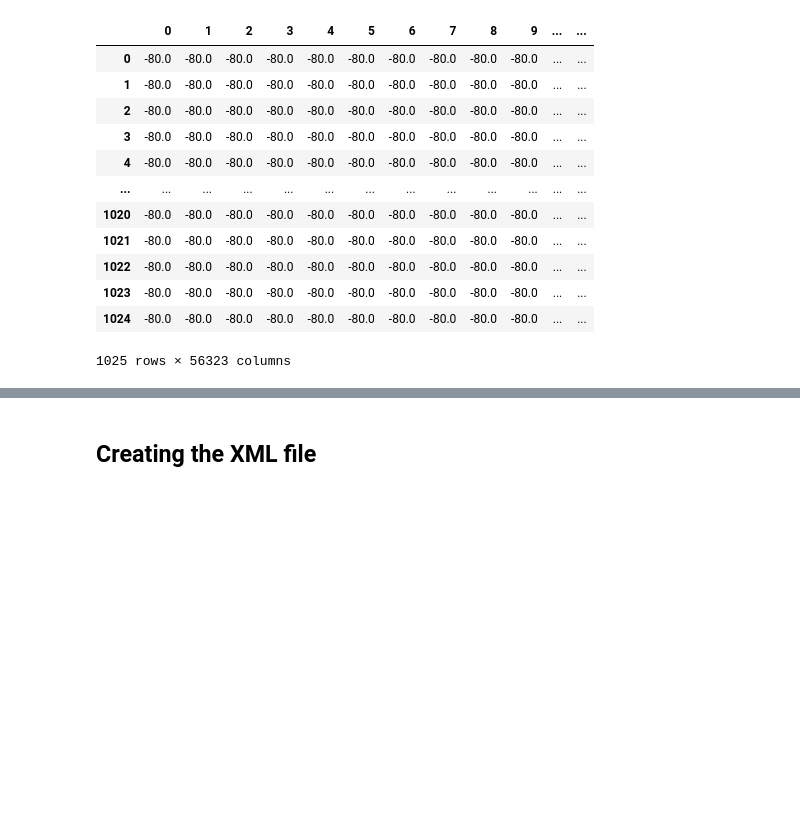
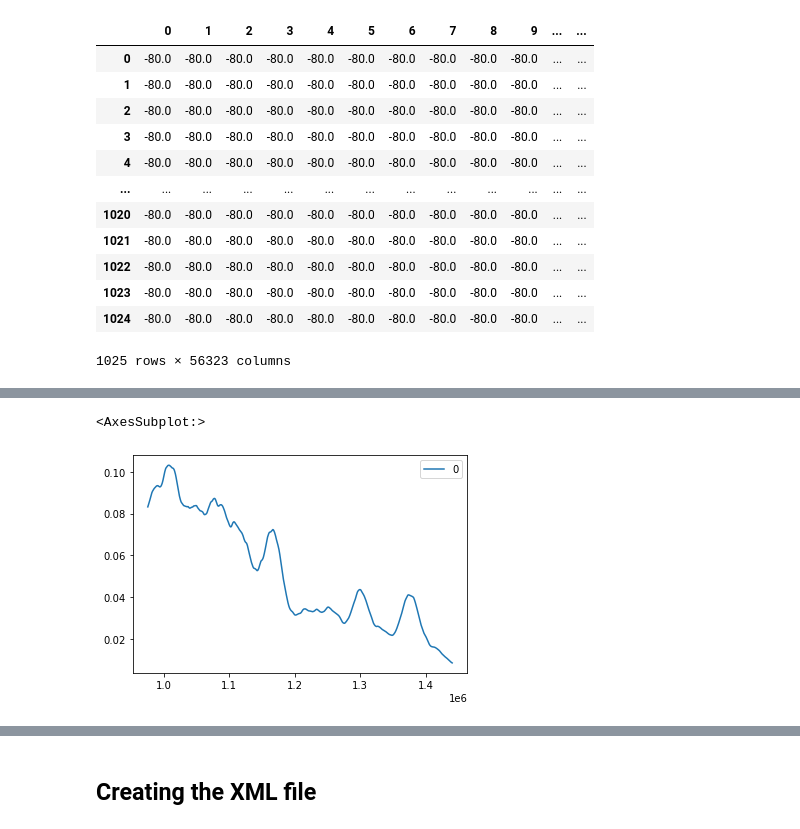
Before and after one commit to hjeffreywang/Automatic_Timeline_setup, a Jupyter notebook: P1_imports_metrics_exploration.ipynb, the cells around one changed output, grey strips where cells are left out. Cells and saved outputs as stored; diff of their text form; code cells hidden in the pictures; blank space fills up the shorter version.

```diff
--- a/P1_imports_metrics_exploration.ipynb
+++ b/P1_imports_metrics_exploration.ipynb
@@ -169,0 +178,5 @@ librosa.display.waveshow(x_2[2690100:3528000])
+# %%
+Drollingaverage_scott[122*rate:180*rate].plot()
+# %% [output]
+<AxesSubplot:>
+[figure, added]
```
Also changed, not shown: parts of 37 cells of this notebook, 4 other files.
